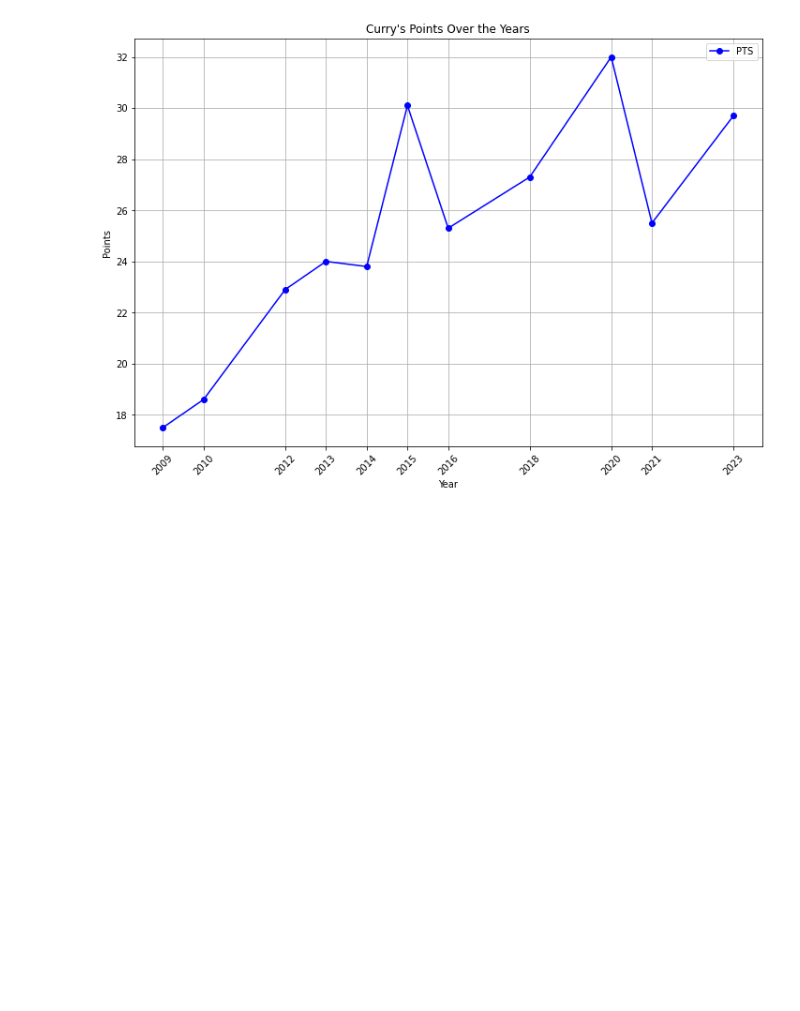
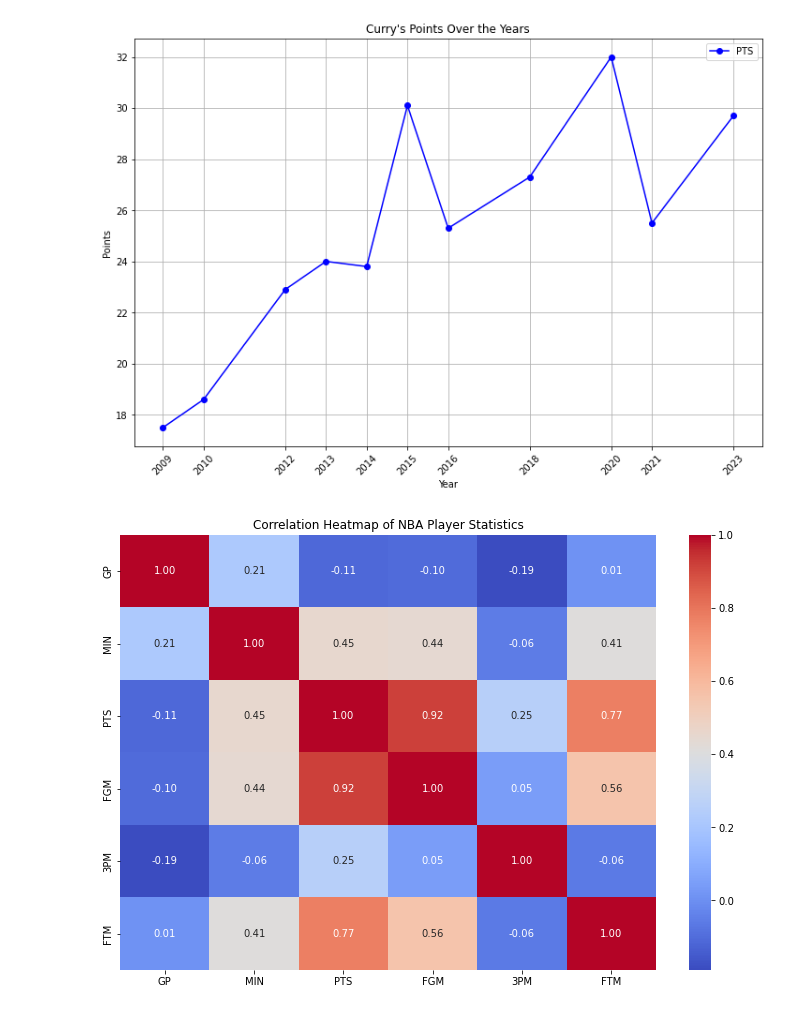
Before and after one commit to VincentGordon-Data-Analyst/nba-web-scraping-project, a Jupyter notebook: nba-data-clearning.ipynb, the cells around one changed output. Drawn from its saved outputs; the diff is of its cells as text; code cells hidden in the pictures; blank space fills up the shorter version.

```diff
--- a/nba-data-clearning.ipynb
+++ b/nba-data-clearning.ipynb
@@ -235,3 +235,17 @@ plt.grid(True)
 plt.show()
 # %% [output]
 [figure]
+# %%
+# Find columns to build a heatmap with
+heatmap_columns = ['GP', 'MIN', 'PTS', 'FGM', '3PM', 'FTM']
+
+# Create heatmap dataframe
+heatmap_data = df[heatmap_columns]
+
+# Create heatmap
+plt.figure(figsize=(12, 8))
+sns.heatmap(heatmap_data.corr(), annot=True, cmap='coolwarm', fmt='.2f')
+plt.title('Correlation Heatmap of NBA Player Statistics')
+plt.show()
+# %% [output]
+[figure, added]
```
Also changed, not shown: parts of 1 cell of this notebook.
